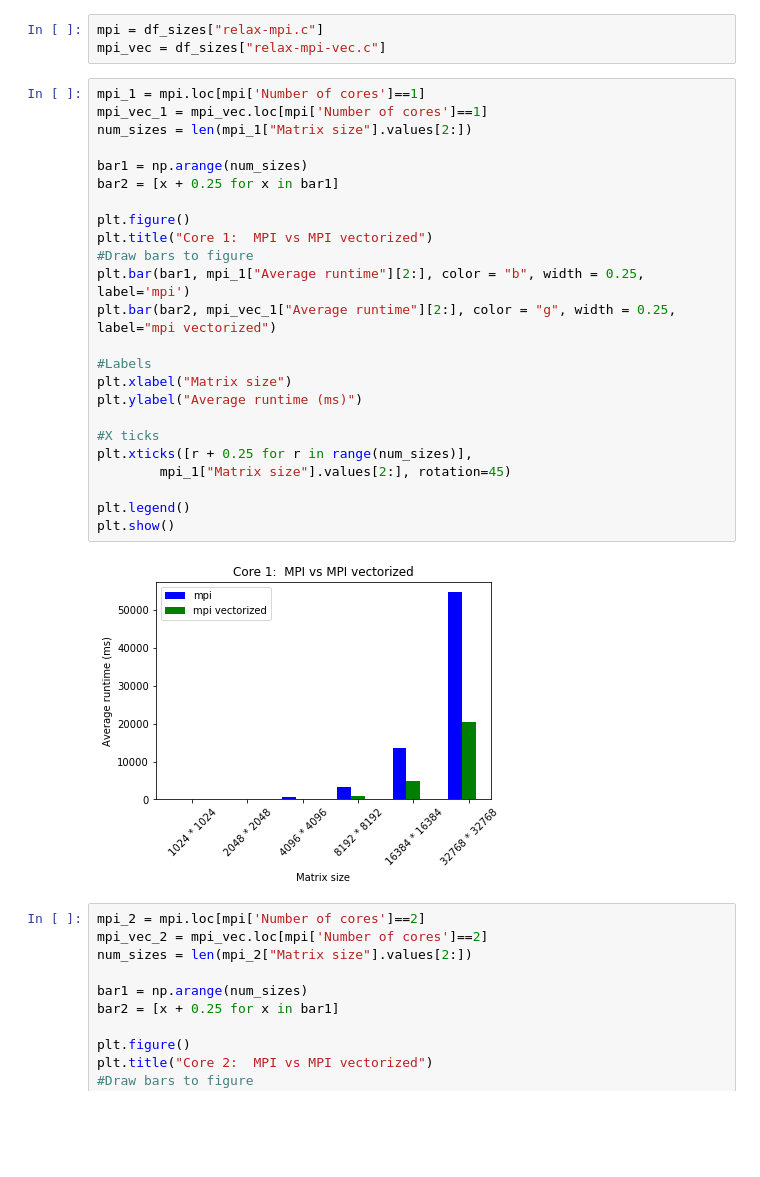
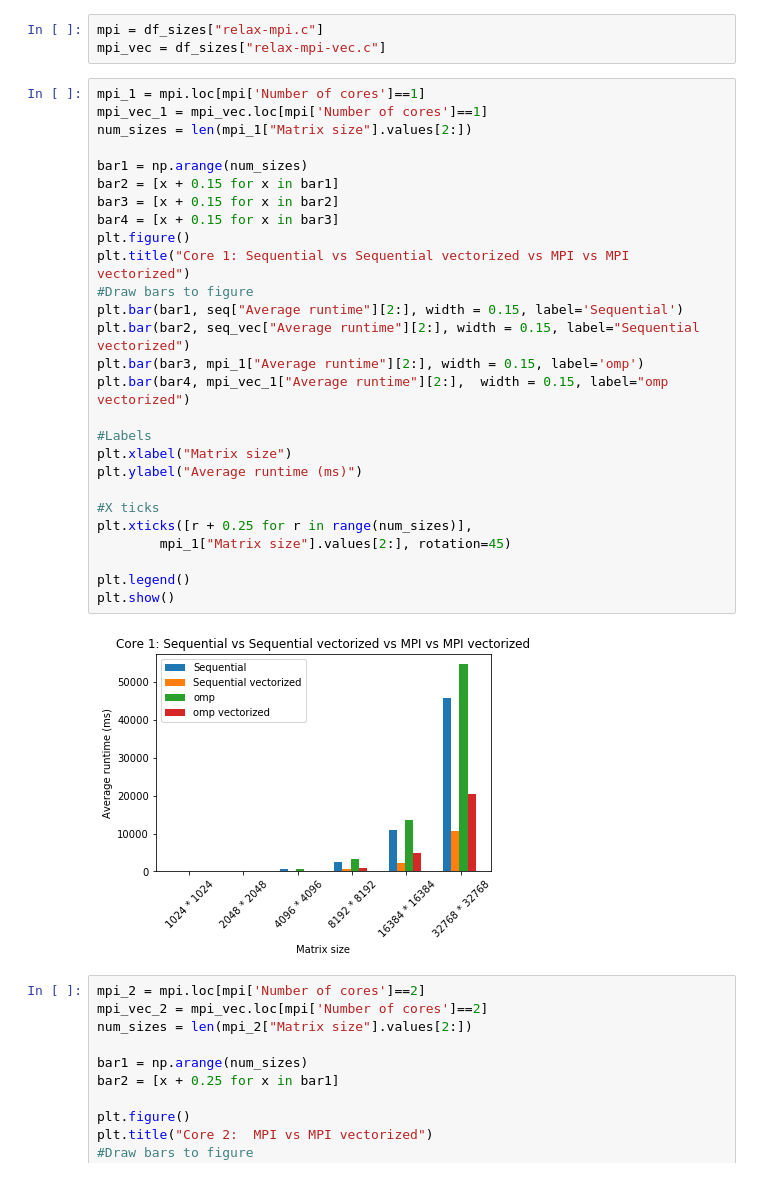
Before and after one commit to PYEEDM/pc-lab4, a Jupyter notebook: report/beautify.ipynb, the cells around one changed output. Cells and saved outputs as stored; diff of their text form; blank space fills up the shorter version.

```diff
--- a/report/beautify.ipynb
+++ b/report/beautify.ipynb
@@ -505,29 +510,32 @@ mpi_vec = df_sizes["relax-mpi-vec.c"]
 # %%
 mpi_1 = mpi.loc[mpi['Number of cores']==1]
 mpi_vec_1 = mpi_vec.loc[mpi['Number of cores']==1]
 num_sizes = len(mpi_1["Matrix size"].values[2:])
 
 bar1 = np.arange(num_sizes)
-bar2 = [x + 0.25 for x in bar1]
-
+bar2 = [x + 0.15 for x in bar1]
+bar3 = [x + 0.15 for x in bar2]
+bar4 = [x + 0.15 for x in bar3]
 plt.figure()
-plt.title("Core 1:  MPI vs MPI vectorized")
+plt.title("Core 1: Sequential vs Sequential vectorized vs MPI vs MPI vectorized")
 #Draw bars to figure
-plt.bar(bar1, mpi_1["Average runtime"][2:], color = "b", width = 0.25, label='mpi')
-plt.bar(bar2, mpi_vec_1["Average runtime"][2:], color = "g", width = 0.25, label="mpi vectorized")
+plt.bar(bar1, seq["Average runtime"][2:], width = 0.15, label='Sequential')
+plt.bar(bar2, seq_vec["Average runtime"][2:], width = 0.15, label="Sequential vectorized")
+plt.bar(bar3, mpi_1["Average runtime"][2:], width = 0.15, label='omp')
+plt.bar(bar4, mpi_vec_1["Average runtime"][2:],  width = 0.15, label="omp vectorized")
 
 #Labels
 plt.xlabel("Matrix size")
 plt.ylabel("Average runtime (ms)")
 
 #X ticks
 plt.xticks([r + 0.25 for r in range(num_sizes)],
         mpi_1["Matrix size"].values[2:], rotation=45)
 
 plt.legend()
 plt.show()
 # %% [output]
-[figure, old version]
+[figure, new version]
 # %%
 mpi_2 = mpi.loc[mpi['Number of cores']==2]
 mpi_vec_2 = mpi_vec.loc[mpi['Number of cores']==2]
```
Also changed, not shown: parts of 4 cells of this notebook.
